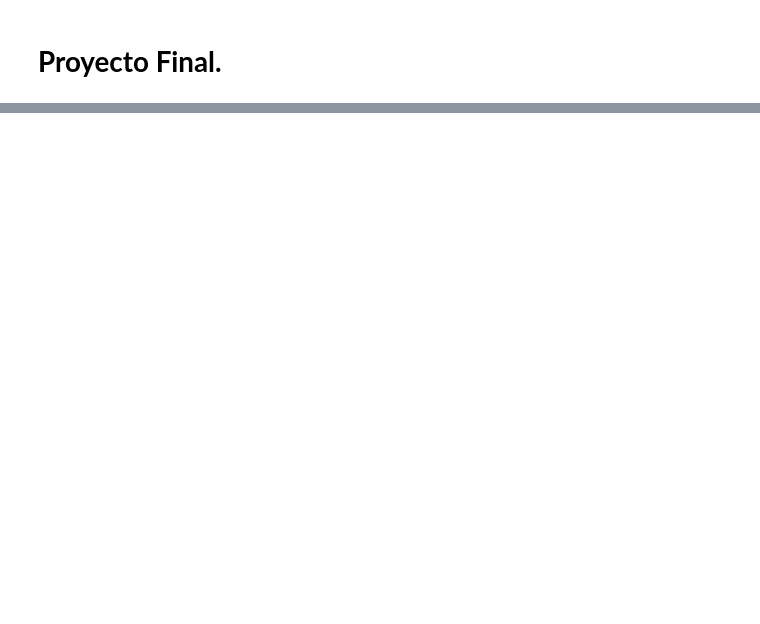
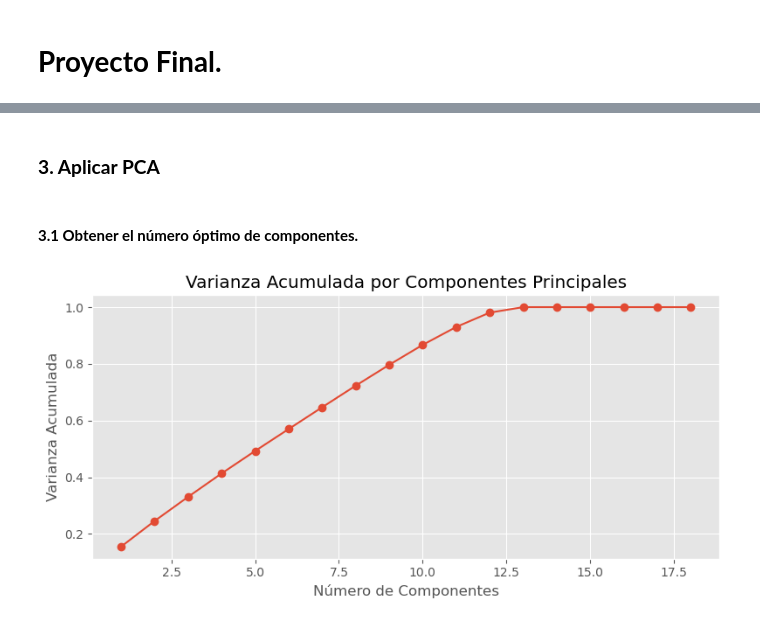
Before and after one commit to DoraGV/Modelo-de-Negocios, a Jupyter notebook: Proyecto Final/Proyecto Final.ipynb, the cells around one changed output, grey strips where cells are left out. Drawn from its saved outputs; the diff is of its cells as text; code cells hidden in the pictures; blank space fills up the shorter version.

```diff
--- a/Proyecto Final/Proyecto Final.ipynb
+++ b/Proyecto Final/Proyecto Final.ipynb
@@ -30,0 +188,24 @@ Validación del modelo con expertos de negocio / reglas heurísticas.
+# %%
+# Escalar los datos
+scaler = StandardScaler()
+df_scaled = scaler.fit_transform(df_num)
+# %% [markdown]
+### **3. Aplicar PCA**
+# %% [markdown]
+#### **3.1 Obtener el número óptimo de componentes.**
+# %%
+# Visualizar PCA (antes del clustering)
+pca_temp = PCA()
+pca_temp.fit(df_scaled)
+explained_var = np.cumsum(pca_temp.explained_variance_ratio_)
+
+plt.figure(figsize = (8, 4))
+plt.plot(range(1, len(explained_var)+1), explained_var, marker = 'o')
+plt.title('Varianza Acumulada por Componentes Principales')
+plt.xlabel('Número de Componentes')
+plt.ylabel('Varianza Acumulada')
+plt.grid(True)
+plt.tight_layout()
+plt.show()
+# %% [output]
+[figure, added]
```
Also changed, not shown: parts of 41 cells of this notebook, 1 other file.
